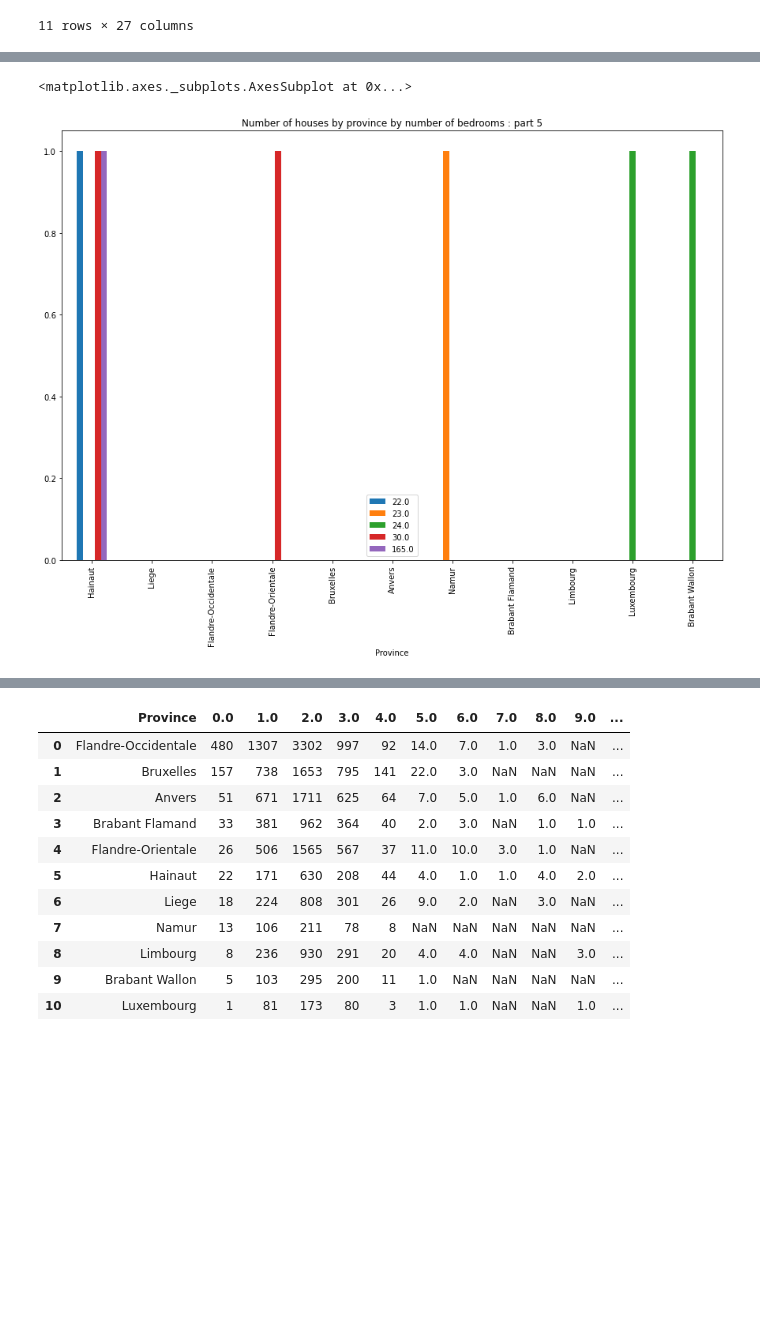
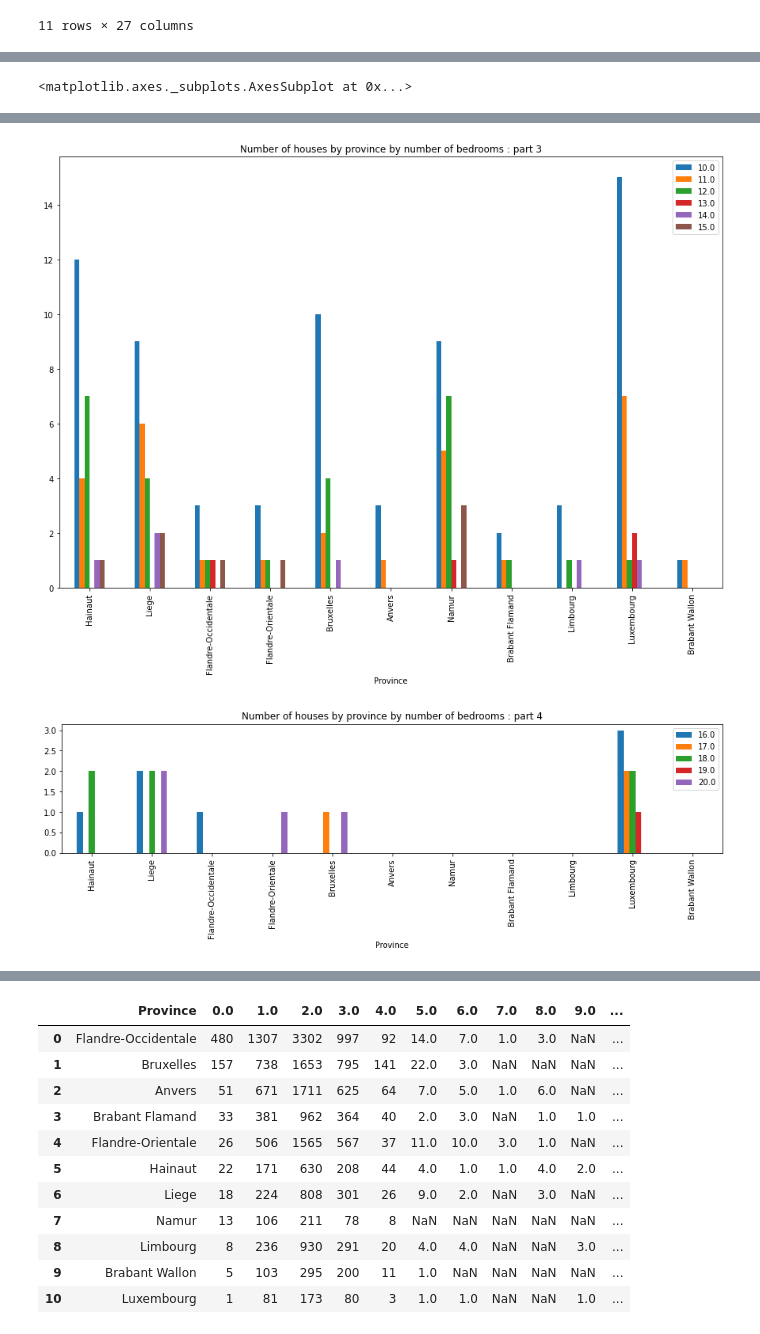
Before and after one commit to Demesmaeker/Immo_data_analysis, a Jupyter notebook: Comparisons between variables (no prices).ipynb, the cells around one changed output, grey strips where cells are left out. Cells and saved outputs as stored; diff of their text form; code cells hidden in the pictures; blank space fills up the shorter version.

```diff
--- a/Comparisons between variables (no prices).ipynb
+++ b/Comparisons between variables (no prices).ipynb
@@ -524,13 +457,54 @@ house_province_bedrooms.plot.bar(x = 'Province',
-# %%
-house_province_bedrooms.plot.bar(x = 'Province',
-                                y = [22.0,
-                                    23.0,
-                                    24.0,
-                                    30.0,
-                                    165.0
-                                   ],
-                               figsize=(15,10),
-                               title="Number of houses by province by number of bedrooms : part 5")
-# %% [output]
-<matplotlib.axes._subplots.AxesSubplot at 0x...>
-[figure, removed]
+# %%
+house_province_bedrooms.plot.bar(x = 'Province',
+                                y = [0.0,
+                                    1.0,
+                                    2.0,
+                                    3.0,
+                                    4.0,
+                                    5.0
+                                   ],
+                               figsize=(15,10),
+                               title="Number of houses by province by number of bedrooms : part 1")
+
+house_province_bedrooms.plot.bar(x = 'Province',
+                                y = [6.0,
+                                    7.0,
+                                    8.0,
+                                    9.0,
+                                    10.0
+                                   ],
+                               figsize=(15,10),
+                               title="Number of houses by province by number of bedrooms : part 2")
+
+house_province_bedrooms.plot.bar(x = 'Province',
+                                y = [10.0,
+                                    11.0,
+                                    12.0,
+                                    13.0,
+                                    14.0,
+                                    15.0
+                                   ],
+                               figsize=(15,10),
+                               title="Number of houses by province by number of bedrooms : part 3")
+
+house_province_bedrooms.plot.bar(x = 'Province',
+                                y = [16.0,
+                                    17.0,
+                                    18.0,
+                                    19.0,
+                                    20.0
+                                   ],
+                               figsize=(15,3),
+                               title="Number of houses by province by number of bedrooms : part 4")
+
+house_province_bedrooms.plot.bar(x = 'Province',
+                                y = [22.0,
+                                    23.0,
+                                    24.0,
+                                    30.0,
+                                    165.0
+                                   ],
+                               figsize=(15,3),
+                               title="Number of houses by province by number of bedrooms : part 5")
+# %% [output]
+<matplotlib.axes._subplots.AxesSubplot at 0x...>
@@ -537,3 +513,5 @@ house_province_bedrooms.plot.bar(x = 'Province',
+[figure, added]
+[figure, added]
 # %%
 apart_loc_bedrooms = locality_bedrooms[locality_bedrooms['type_of_property'] == 'apartment']
 
```
Also changed, not shown: parts of 20 cells of this notebook.
